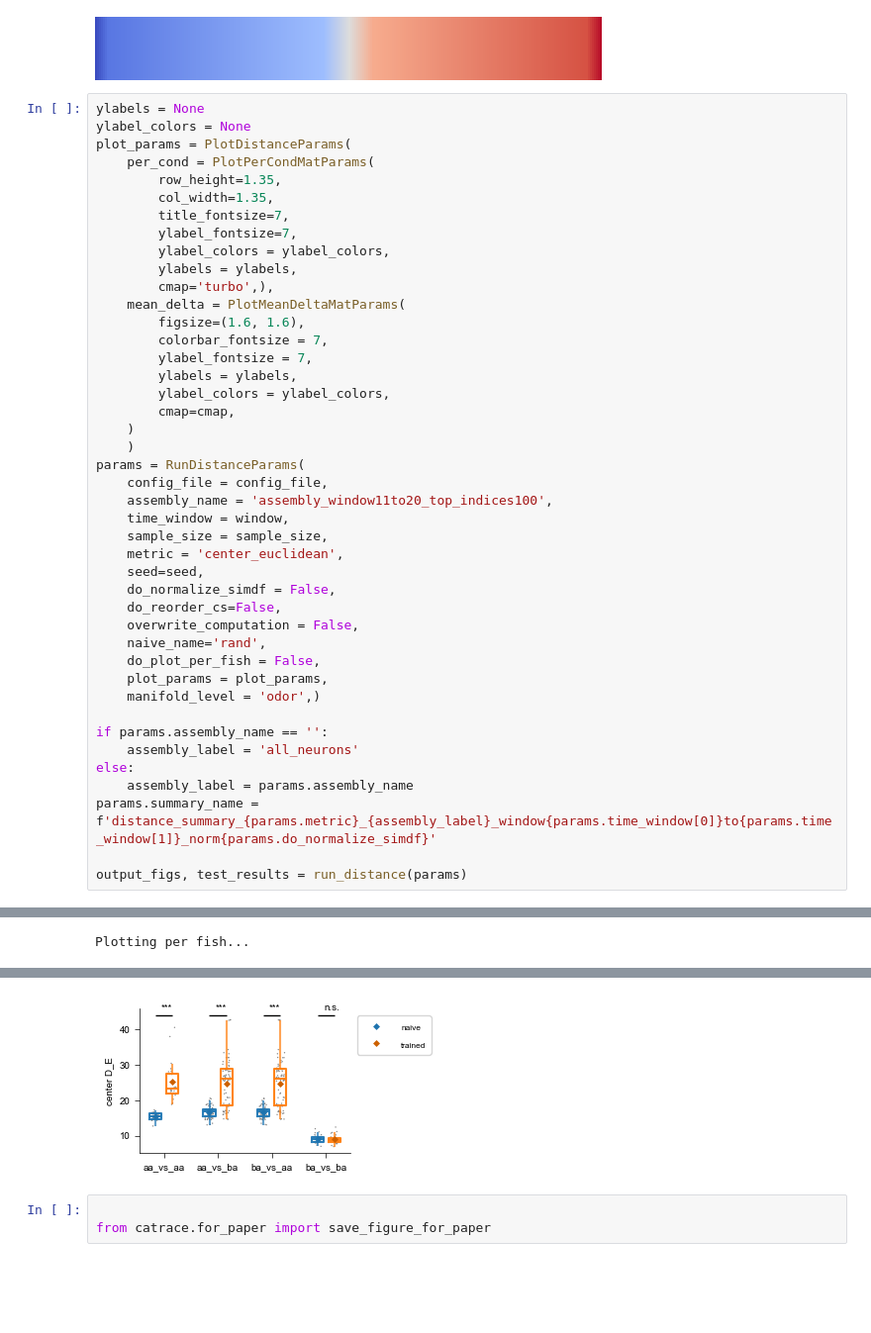
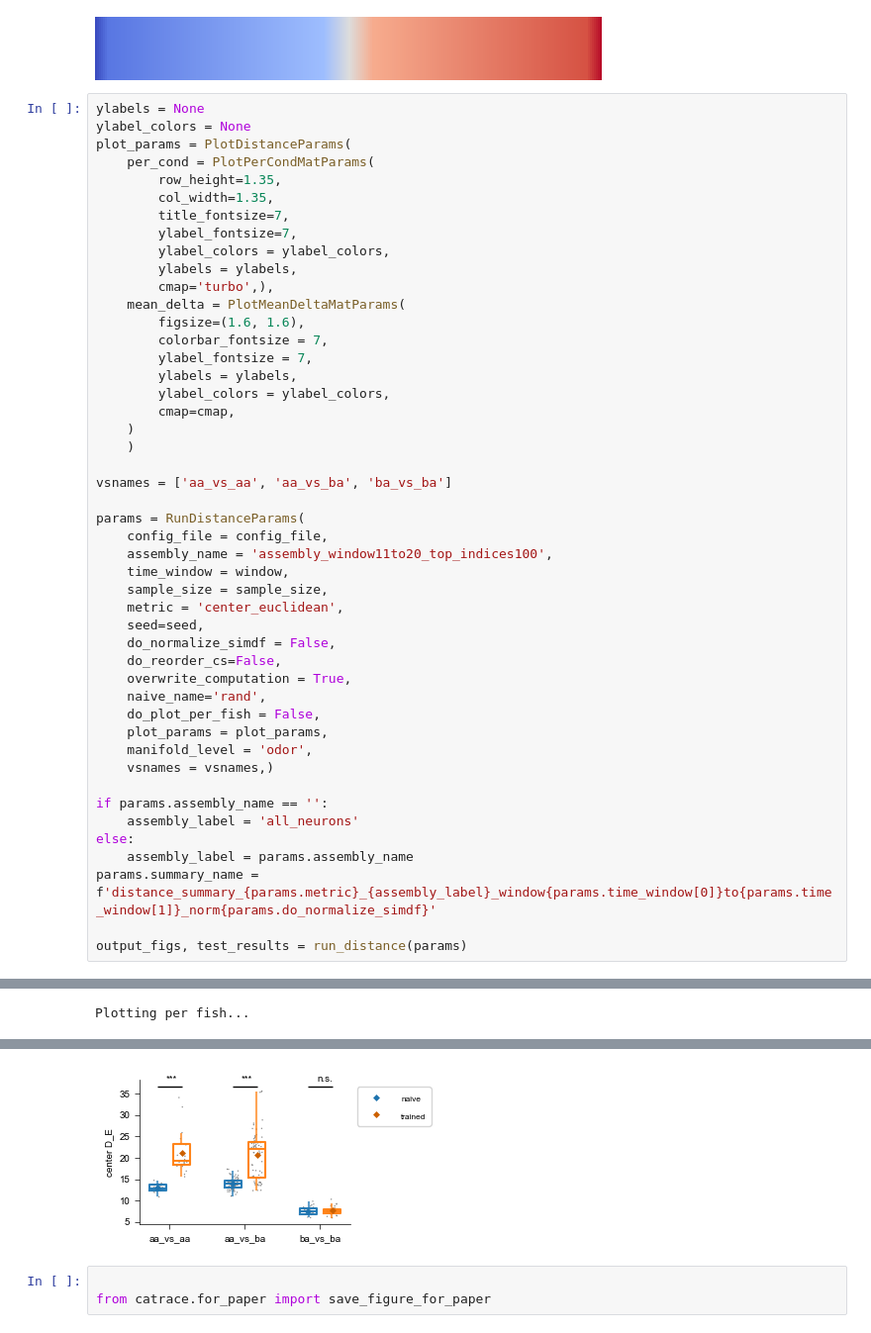
Before and after one commit to aloejhb/pDp_manifold_analysis, a Jupyter notebook: notebooks_for_paper_figures/fig03_simulation_manifold_distances.ipynb, the cells around one changed output, grey strips where cells are left out. Shown at 99% size. Drawn from its saved outputs; the diff is of its cells as text; blank space fills up the shorter version.

```diff
--- a/notebooks_for_paper_figures/fig03_simulation_manifold_distances.ipynb
+++ b/notebooks_for_paper_figures/fig03_simulation_manifold_distances.ipynb
@@ -81,6 +81,9 @@ plot_params = PlotDistanceParams(
         cmap=cmap,
     )
     )
+
+vsnames = ['aa_vs_aa', 'aa_vs_ba', 'ba_vs_ba']
+
 params = RunDistanceParams(
     config_file = config_file,
     assembly_name = 'assembly_window11to20_top_indices100',
@@ -90,11 +93,12 @@ params = RunDistanceParams(
     seed=seed,
     do_normalize_simdf = False,
     do_reorder_cs=False,
-    overwrite_computation = False,
+    overwrite_computation = True,
     naive_name='rand',
     do_plot_per_fish = False,
     plot_params = plot_params,
-    manifold_level = 'odor',)
+    manifold_level = 'odor',
+    vsnames = vsnames,)
 
 if params.assembly_name == '':
     assembly_label = 'all_neurons'
@@ -123,4 +132,4 @@ Plotting per fish...
-[figure, old version]
+[figure, new version]
 # %%
 
 from catrace.for_paper import save_figure_for_paper
```
Also changed, not shown: parts of 6 cells of this notebook, 7 other files.
